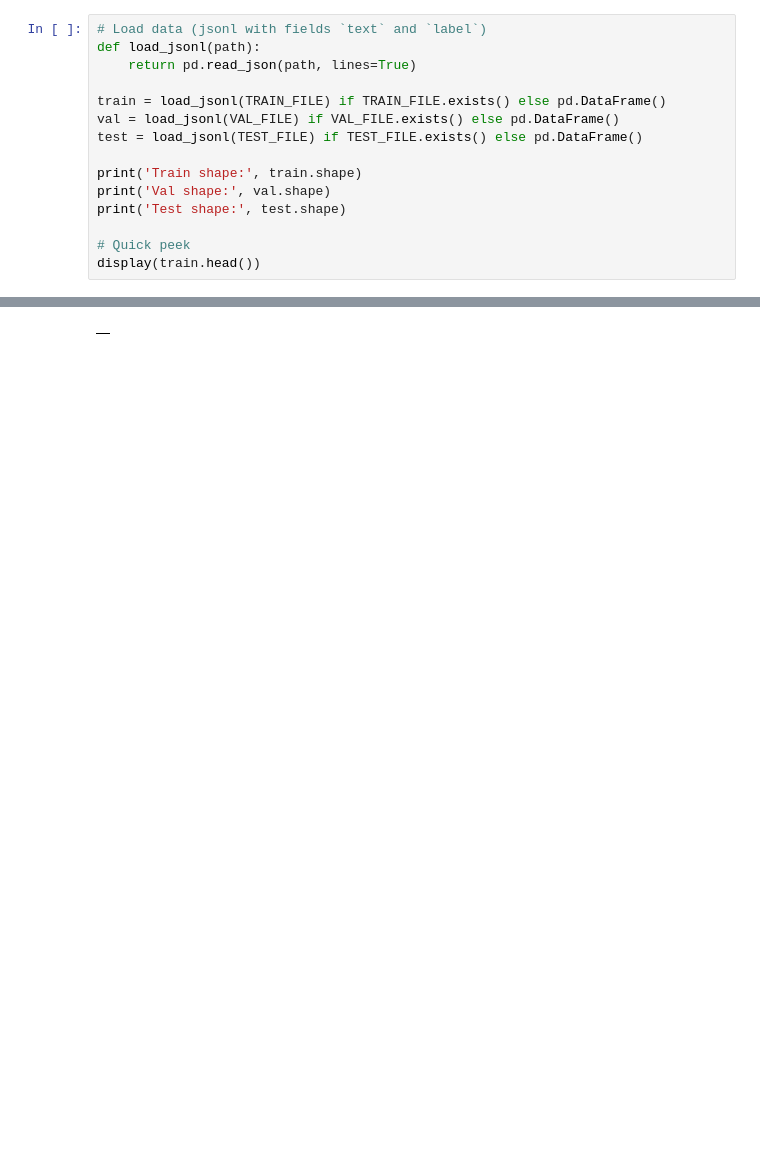
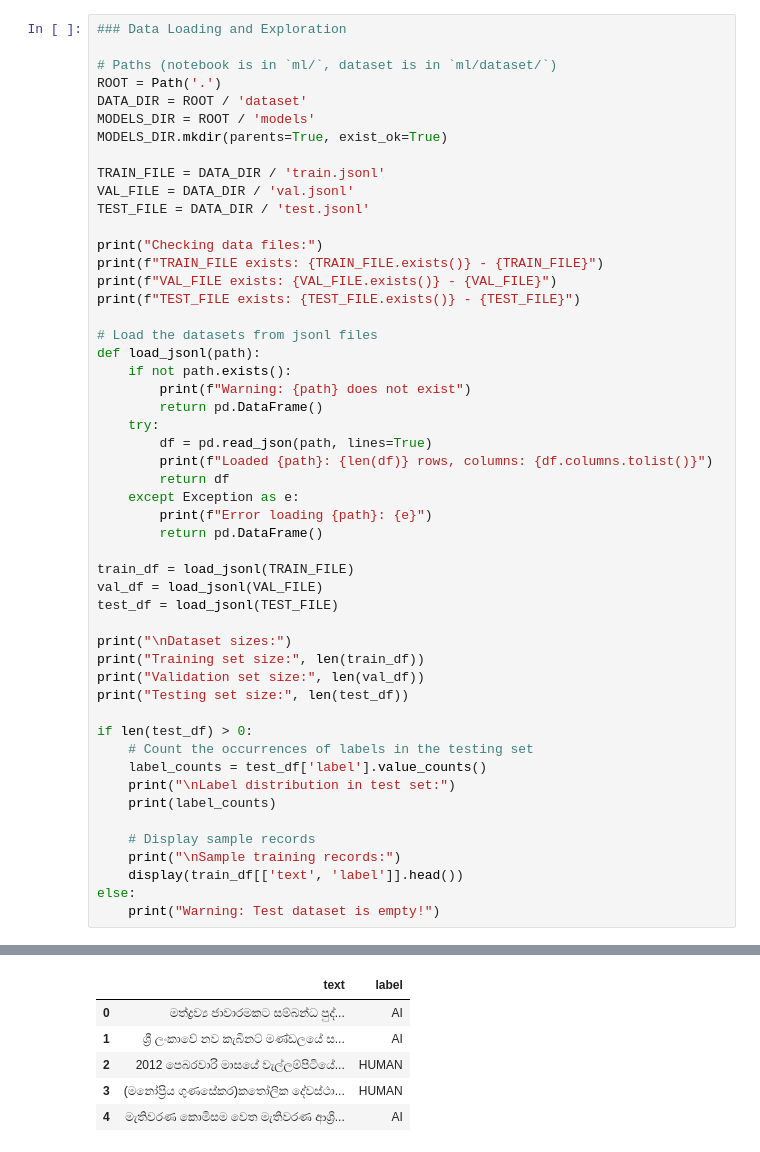
Before and after one commit to movindugunarathna/sinXdetect, a Jupyter notebook: ml/train_tfidf_logreg.ipynb, the cells around one changed output, grey strips where cells are left out. Drawn from its saved outputs; the diff is of its cells as text; blank space fills up the shorter version.

```diff
--- a/ml/train_tfidf_logreg.ipynb
+++ b/ml/train_tfidf_logreg.ipynb
@@ -31,16 +14,52 @@ False ..\dataset\test.jsonl
 # %%
-# Load data (jsonl with fields `text` and `label`)
+### Data Loading and Exploration
+
+# Paths (notebook is in `ml/`, dataset is in `ml/dataset/`)
+ROOT = Path('.')
+DATA_DIR = ROOT / 'dataset'
+MODELS_DIR = ROOT / 'models'
+MODELS_DIR.mkdir(parents=True, exist_ok=True)
+
+TRAIN_FILE = DATA_DIR / 'train.jsonl'
+VAL_FILE = DATA_DIR / 'val.jsonl'
+TEST_FILE = DATA_DIR / 'test.jsonl'
+
+print("Checking data files:")
+print(f"TRAIN_FILE exists: {TRAIN_FILE.exists()} - {TRAIN_FILE}")
+print(f"VAL_FILE exists: {VAL_FILE.exists()} - {VAL_FILE}")
+print(f"TEST_FILE exists: {TEST_FILE.exists()} - {TEST_FILE}")
+
+# Load the datasets from jsonl files
 def load_jsonl(path):
-    return pd.read_json(path, lines=True)
+    if not path.exists():
+        print(f"Warning: {path} does not exist")
+        return pd.DataFrame()
+    try:
+        df = pd.read_json(path, lines=True)
+        print(f"Loaded {path}: {len(df)} rows, columns: {df.columns.tolist()}")
+        return df
+    except Exception as e:
+        print(f"Error loading {path}: {e}")
+        return pd.DataFrame()
 
-train = load_jsonl(TRAIN_FILE) if TRAIN_FILE.exists() else pd.DataFrame()
-val = load_jsonl(VAL_FILE) if VAL_FILE.exists() else pd.DataFrame()
-test = load_jsonl(TEST_FILE) if TEST_FILE.exists() else pd.DataFrame()
+train_df = load_jsonl(TRAIN_FILE)
+val_df = load_jsonl(VAL_FILE)
+test_df = load_jsonl(TEST_FILE)
 
-print('Train shape:', train.shape)
-print('Val shape:', val.shape)
-print('Test shape:', test.shape)
+print("\nDataset sizes:")
+print("Training set size:", len(train_df))
+print("Validation set size:", len(val_df))
+print("Testing set size:", len(test_df))
 
-# Quick peek
-display(train.head())
+if len(test_df) > 0:
+    # Count the occurrences of labels in the testing set
+    label_counts = test_df['label'].value_counts()
+    print("\nLabel distribution in test set:")
+    print(label_counts)
+
+    # Display sample records
+    print("\nSample training records:")
+    display(train_df[['text', 'label']].head())
+else:
+    print("Warning: Test dataset is empty!")
 # %% [output]
@@ -50,2 +83,7 @@ Test shape: (0, 0)
-|  |
+|  | text | label |
+| 0 | මත්ද්‍රව්‍ය ජාවාරමකට සම්බන්ධ පුද්... | AI |
+| 1 | ශ්‍රී ලංකාවේ නව කැබිනට් මණ්ඩලයේ ස... | AI |
+| 2 | 2012 පෙබරවාරි මාසයේ වැල්ලම්පිටියේ... | HUMAN |
+| 3 | (මනෝප්‍රිය ගුණසේකර)කතෝලික දේවස්ථා... | HUMAN |
+| 4 | මැතිවරණ කොමිසම වෙත මැතිවරණ ආශ්‍රි... | AI |
 # %%
```
Also changed, not shown: parts of 11 cells of this notebook, 5 other files.
